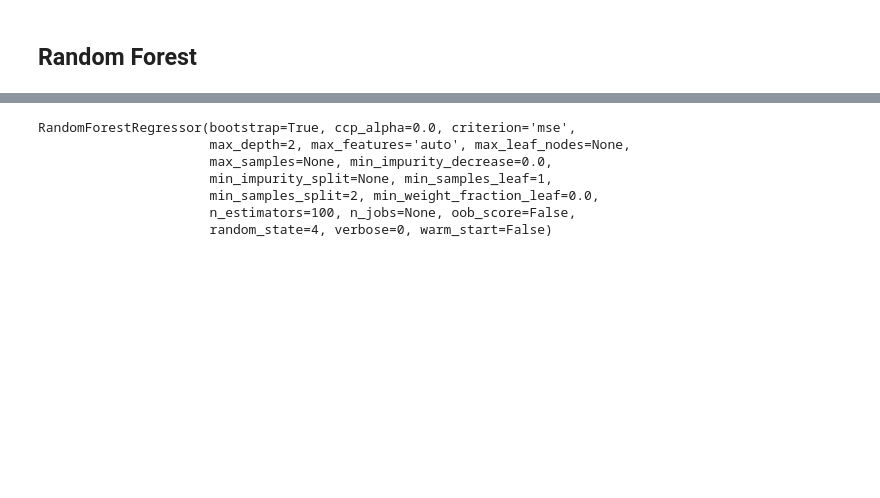
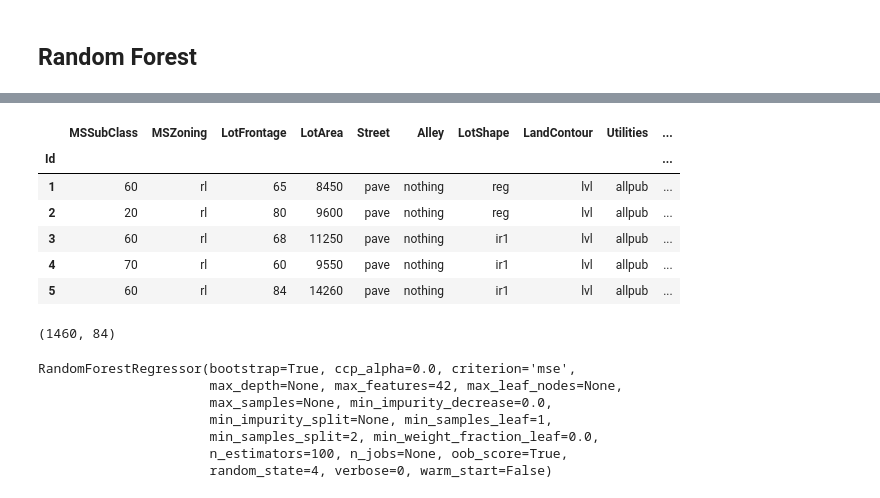
Before and after one commit to zackzbar/ml_houseprice_iowa, a Jupyter notebook: lu/scripts/ml_houseprice_lu.ipynb, the cells around one changed output, grey strips where cells are left out. Cells and saved outputs as stored; diff of their text form; code cells hidden in the pictures; blank space fills up the shorter version.

```diff
--- a/lu/scripts/ml_houseprice_lu.ipynb
+++ b/lu/scripts/ml_houseprice_lu.ipynb
@@ -509,0 +574,11 @@ df[df.applymap(np.isreal) == False].shape
+# %%
+df["logSalePrice"] = df.SalePrice.map(lambda x: math.log(x))
+df.head()
+# %% [output]
+|  | MSSubClass | MSZoning | LotFrontage | LotArea | Street | Alley | LotShape | LandContour | Utilities | ... |
+| Id |  |  |  |  |  |  |  |  |  | ... |
+| 1 | 60 | rl | 65 | 8450 | pave | nothing | reg | lvl | allpub | ... |
+| 2 | 20 | rl | 80 | 9600 | pave | nothing | reg | lvl | allpub | ... |
+| 3 | 60 | rl | 68 | 11250 | pave | nothing | ir1 | lvl | allpub | ... |
+| 4 | 70 | rl | 60 | 9550 | pave | nothing | ir1 | lvl | allpub | ... |
+| 5 | 60 | rl | 84 | 14260 | pave | nothing | ir1 | lvl | allpub | ... |
@@ -509,0 +593,11 @@ df[df.applymap(np.isreal) == False].shape
+# %%
+#get only categorical columns
+text_col = df[~df.applymap(np.isreal)].dropna(axis=1).columns
+#transform apply function on text columns and create a temp df
+num_col = df[text_col].apply(text_to_num)
+#Drop text column and merge data frame to create a full df.
+tran_df = pd.concat((df.drop(text_col, axis = 1),num_col), axis=1)
+tran_df.head()
+tran_df.shape
+# %% [output]
+(1460, 84)
@@ -510,13 +628,13 @@ df[df.applymap(np.isreal) == False].shape
 # %%
-rfreg = RandomForestRegressor(max_depth=2, random_state=4)
+rfreg = RandomForestRegressor(random_state=4, max_features=42, oob_score = True)
 rfreg.fit(xtrain, ytrain)
 # %% [output]
 RandomForestRegressor(bootstrap=True, ccp_alpha=0.0, criterion='mse',
-                      max_depth=2, max_features='auto', max_leaf_nodes=None,
+                      max_depth=None, max_features=42, max_leaf_nodes=None,
                       max_samples=None, min_impurity_decrease=0.0,
                       min_impurity_split=None, min_samples_leaf=1,
                       min_samples_split=2, min_weight_fraction_leaf=0.0,
-                      n_estimators=100, n_jobs=None, oob_score=False,
+                      n_estimators=100, n_jobs=None, oob_score=True,
                       random_state=4, verbose=0, warm_start=False)
 # %%
 # random forest prediction
```
Also changed, not shown: parts of 21 cells of this notebook.
